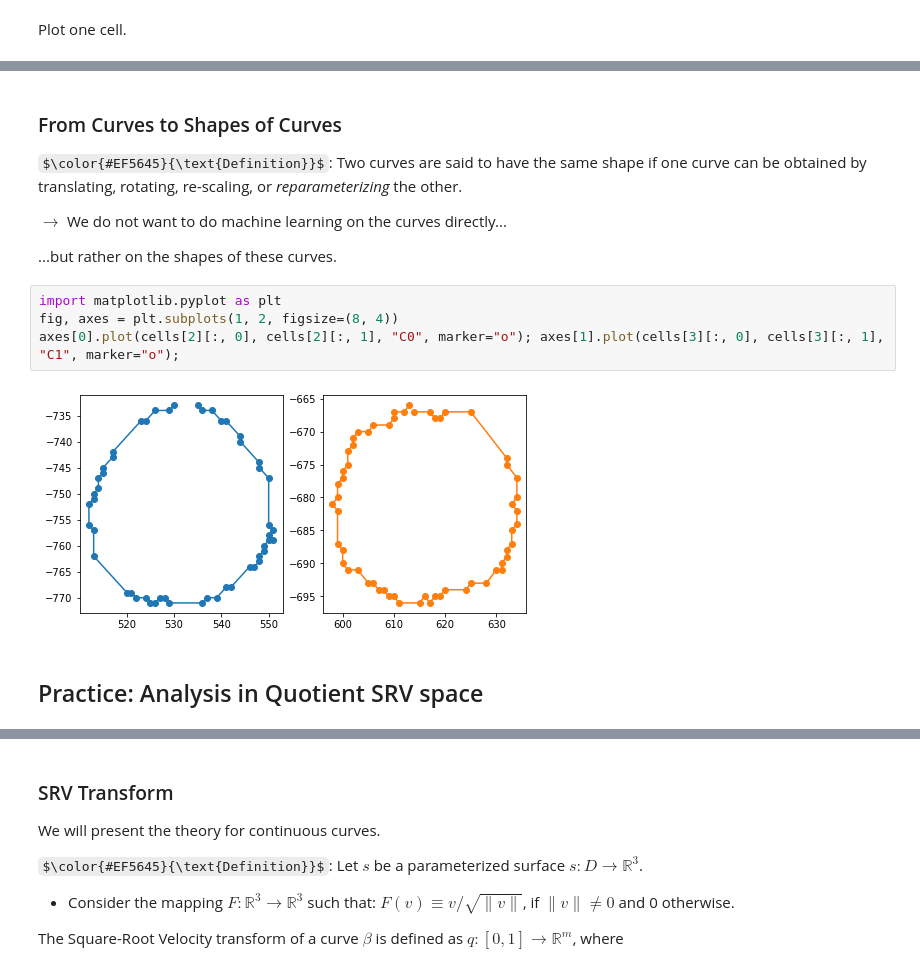
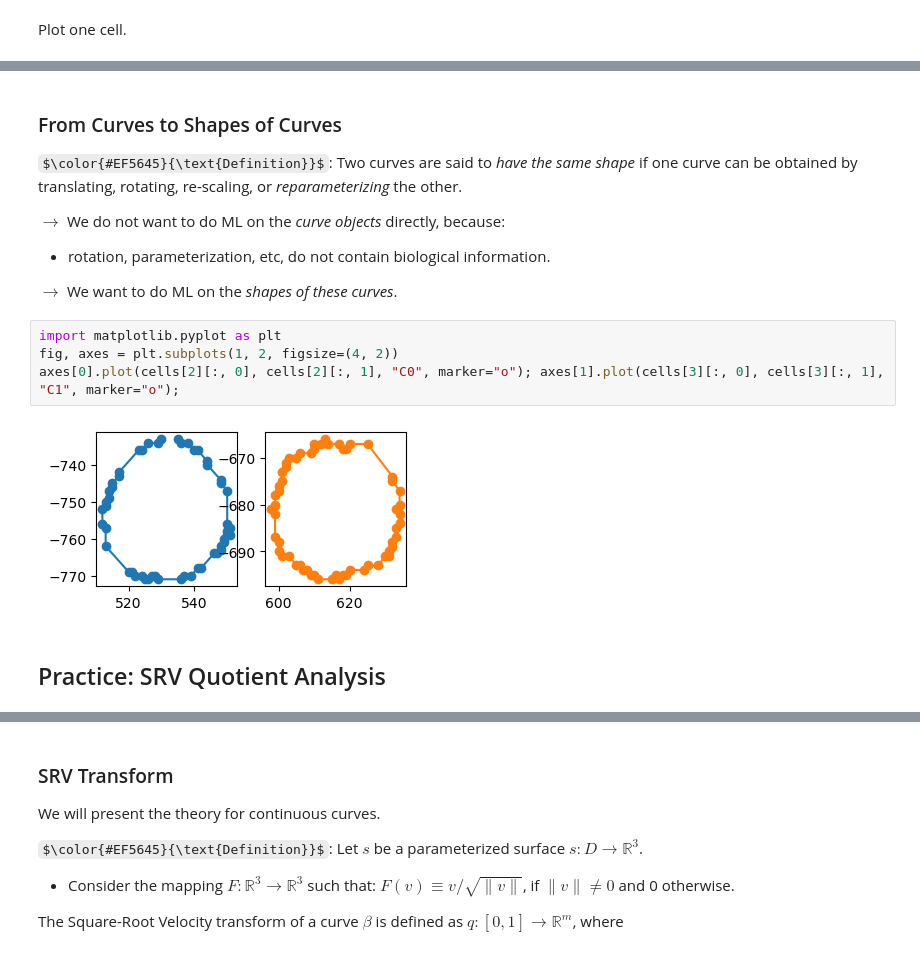
Before and after one commit to geometric-intelligence/ece594n, a Jupyter notebook: lectures/02_b_curves.ipynb, the cells around one changed output, grey strips where cells are left out. Cells and saved outputs as stored; diff of their text form; some formulas as TeX source.

```diff
--- a/lectures/02_b_curves.ipynb
+++ b/lectures/02_b_curves.ipynb
@@ -178,16 +146,17 @@ plt.figure(figsize=(4, 3)); plt.plot(cells[1][:, 0], cells[1][:, 1], "C0", marke
 # %% [markdown]
 ### From Curves to Shapes of Curves
 
-$\color{#EF5645}{\text{Definition}}$: Two curves are said to have the same shape if one curve can be obtained by translating, rotating, re-scaling, or _reparameterizing_ the other.
+$\color{#EF5645}{\text{Definition}}$: Two curves are said to _have the same shape_ if one curve can be obtained by translating, rotating, re-scaling, or _reparameterizing_ the other.
 
-$\rightarrow$ We do not want to do machine learning on the curves directly...
+$\rightarrow$ We do not want to do ML on the _curve objects_ directly, because:
+- rotation, parameterization, etc, do not contain biological information.
 
-...but rather on the shapes of these curves.
+$\rightarrow$ We want to do ML on the _shapes of these curves_.
 # %%
 import matplotlib.pyplot as plt
-fig, axes = plt.subplots(1, 2, figsize=(8, 4))
+fig, axes = plt.subplots(1, 2, figsize=(4, 2))
 axes[0].plot(cells[2][:, 0], cells[2][:, 1], "C0", marker="o"); axes[1].plot(cells[3][:, 0], cells[3][:, 1], "C1", marker="o");
 # %% [output]
-[figure, old version]
+[figure, new version]
 # %% [markdown]
-## Practice: Analysis in Quotient SRV space
+## Practice: SRV Quotient Analysis
```
Also changed, not shown: parts of 64 cells of this notebook, 2 other files.
